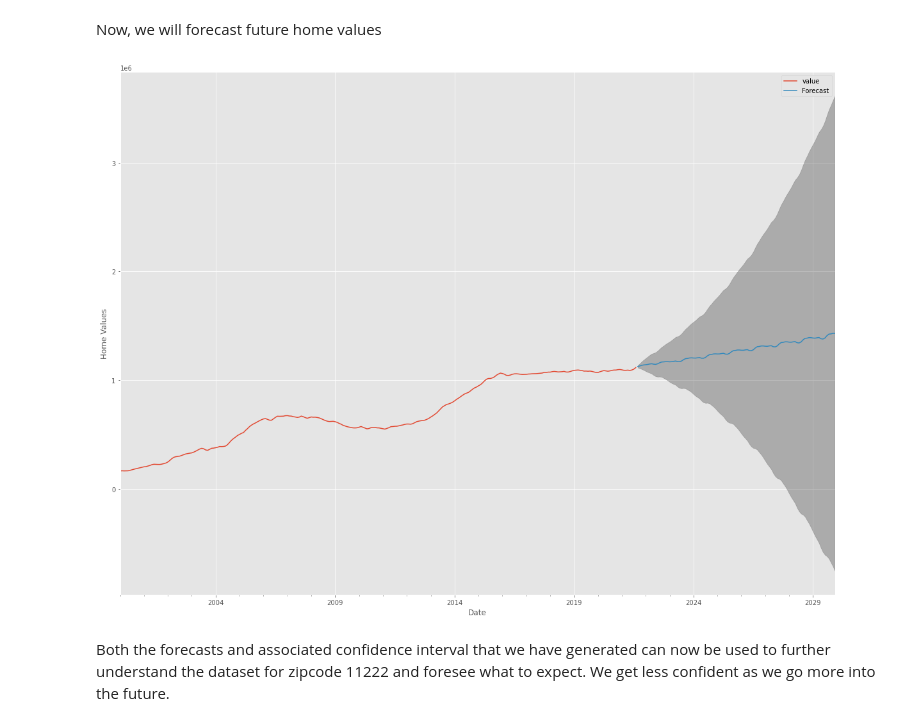
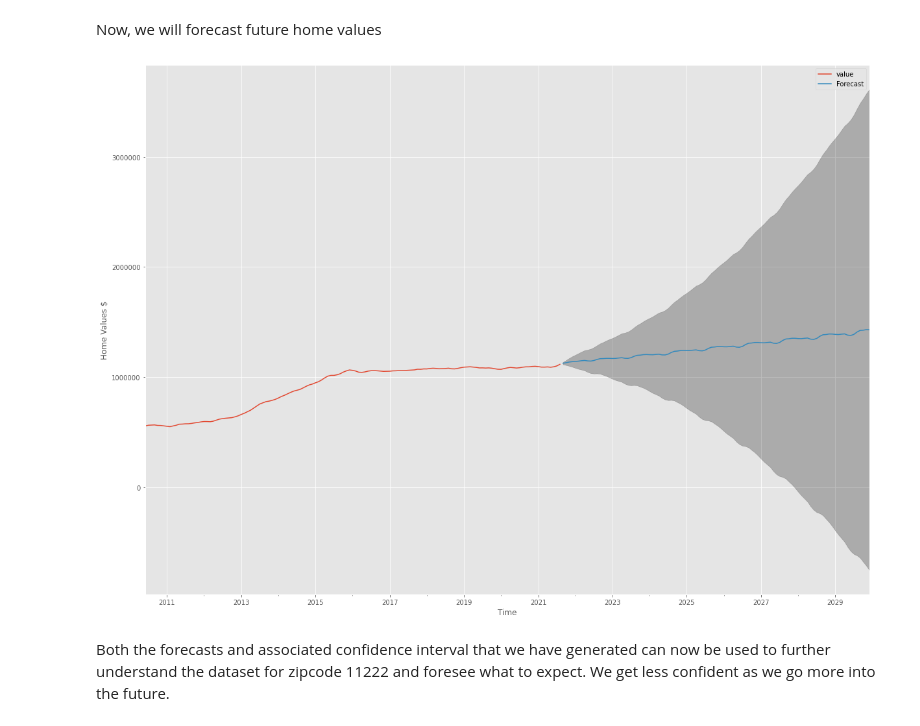
Before and after one commit to soohyunnie/forecasting_real_estate_prices, a Jupyter notebook: Zipcode_11222.ipynb, the cells around one changed output. Saved outputs shown, nothing was run; the diff lists cells and outputs as text; code cells hidden in the pictures.

```diff
--- a/Zipcode_11222.ipynb
+++ b/Zipcode_11222.ipynb
@@ -1,3 +1,16 @@
 # %%
 import pandas as pd
+import numpy as np
+import matplotlib.pyplot as plt
+import statsmodels.api as sm
+from sklearn.metrics import mean_squared_error
+from statsmodels.graphics.tsaplots import plot_acf, plot_pacf
+from statsmodels.tsa.statespace.sarimax import SARIMAX
+from statsmodels.tsa.stattools import adfuller
+import itertools
+import warnings
+from matplotlib.pylab import rcParams
+
+plt.style.use('ggplot')
+warnings.filterwarnings("ignore")
 pd.set_option('display.max_columns',None)
@@ -386,17 +413,18 @@ prediction = output.get_forecast(steps=100)
 pred_conf = prediction.conf_int()
 # %%
 # Plot future predictions with confidence intervals
-ax = df_11222.plot(label='observed', figsize=(20, 15))
+ax = df_11222.iloc[125:].plot(label='observed', figsize=(20, 15))
 prediction.predicted_mean.plot(ax=ax, label='Forecast')
 ax.fill_between(pred_conf.index,
                 pred_conf.iloc[:, 0],
                 pred_conf.iloc[:, 1], color='k', alpha=0.25)
-ax.set_xlabel('Date')
-ax.set_ylabel('Home Values')
+ax.set_xlabel('Time')
+ax.set_ylabel('Home Values $')
+ax.ticklabel_format(useOffset=False, style='plain', axis='y')
 
 plt.legend()
 plt.show();
 # %% [output]
-[figure, old version]
+[figure, new version]
 # %% [markdown]
 Both the forecasts and associated confidence interval that we have generated can now be used to further understand the dataset for zipcode 11222 and foresee what to expect. We get less confident as we go more into the future.
```
Also changed, not shown: parts of 11 cells of this notebook, 1 other file.
